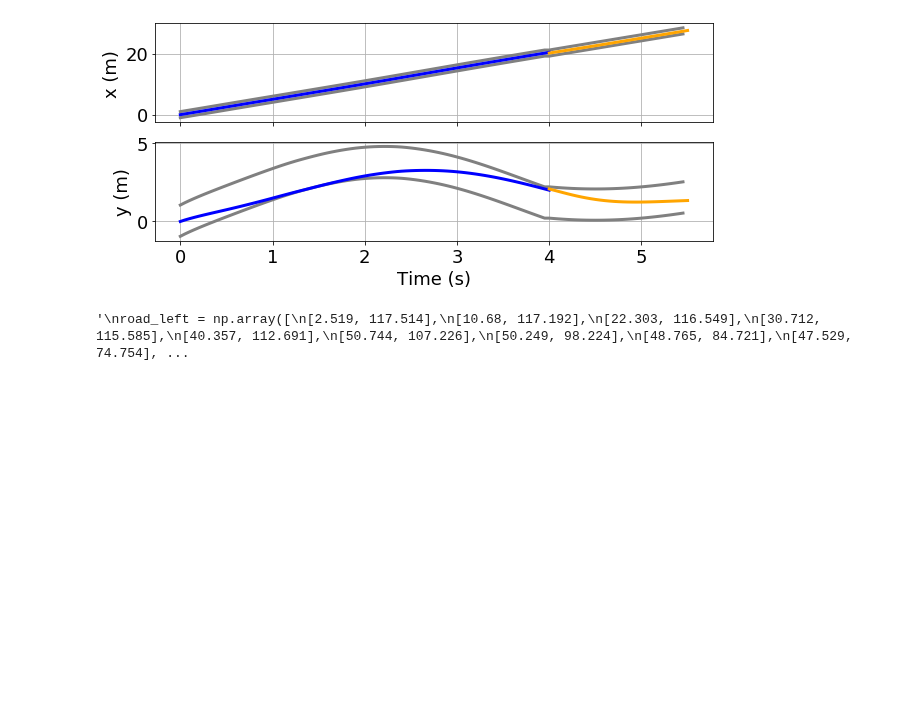
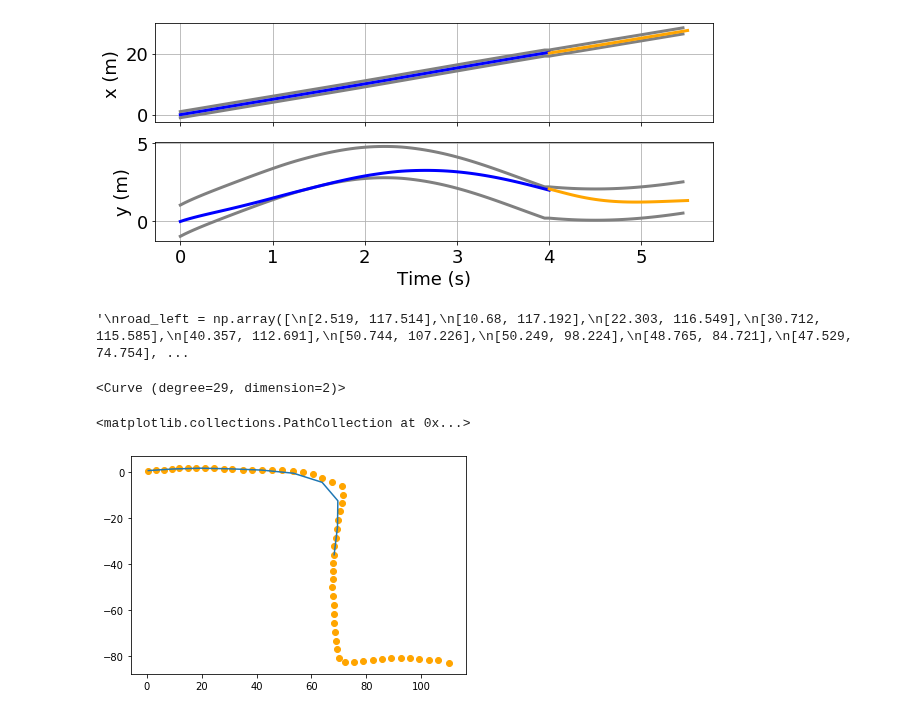
Before and after one commit to elsoroka/AutonomousCarMPC, a Jupyter notebook: nonlinear_mpc_casadi.ipynb, the cells around one changed output. Saved outputs shown, nothing was run; the diff lists cells and outputs as text; code cells hidden in the pictures; blank space fills up the shorter version.

Commit message:
1. Higher resolution road data. 2. Fitting Bezier curve to road, inspired by other papers and Bezier curve library existing for Python.

```diff
--- a/nonlinear_mpc_casadi.ipynb
+++ b/nonlinear_mpc_casadi.ipynb
@@ -268,0 +282,19 @@ plt.scatter(road_right[:,0], road_right[:,1])
+# %%
+# What to do:
+# 1. get better data set - done
+# 2. parametrize x(s) and y(s) for road
+# 3. better data set should fix data fitting
+# 4. better data fitting: curves should match, e.g. curve k ends with derivative k' and curve k+1 should start with derivative k'
+# in that way, they are always continuous
+# we can set this up (discretely) with ipopt
+import bezier
+
+nodes = np.asfortranarray(np.transpose(road_center[0:0+P,:]))
+curve = bezier.Curve.from_nodes(nodes)
+print(curve)
+ax = curve.plot(10)
+ax.scatter(road_center[:,0], road_center[:,1], color='orange')
+# %% [output]
+<Curve (degree=29, dimension=2)>
+<matplotlib.collections.PathCollection at 0x...>
+[figure, added]
```
Also changed, not shown: parts of 3 cells of this notebook, 1 other file.
